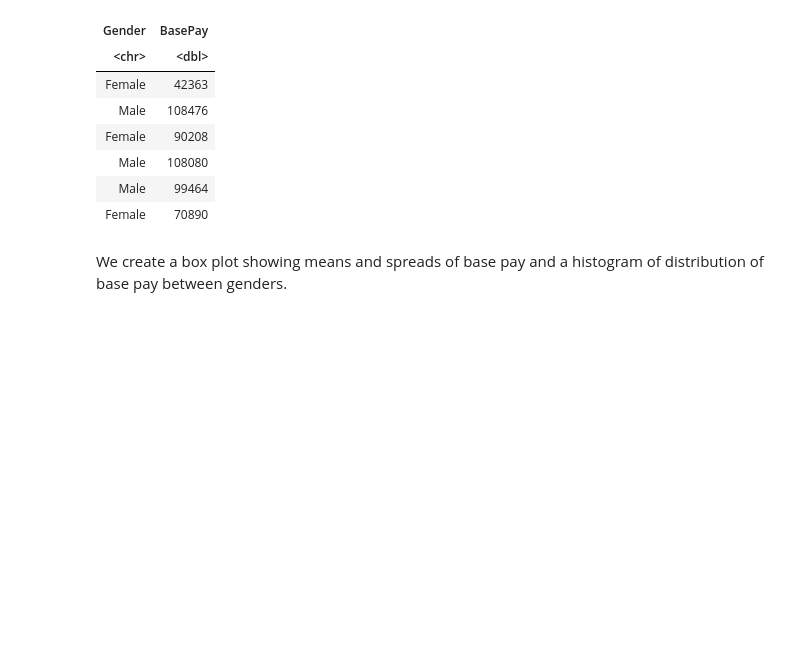
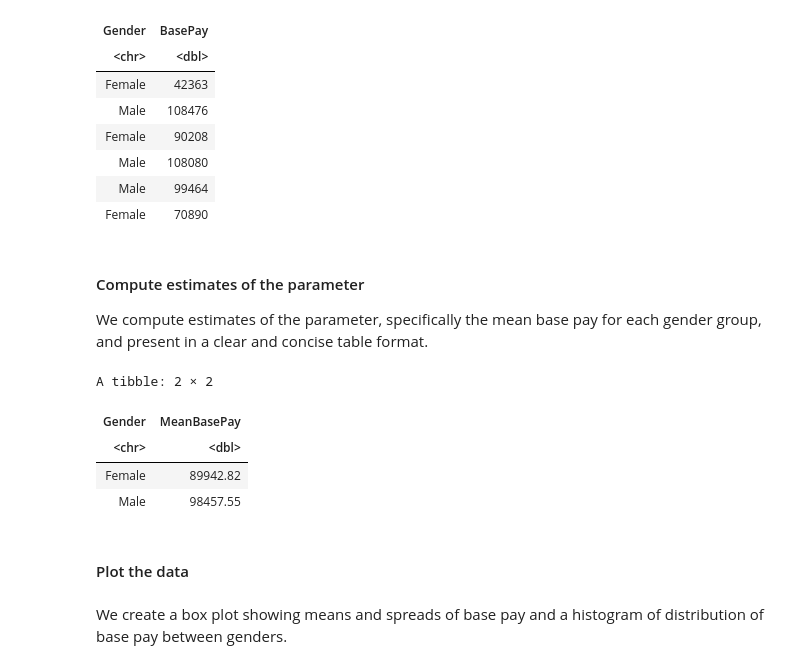
Before and after one commit to HelmiHRouf/STAT-201-Hypothesis-testing, a Jupyter notebook: Proposal_ver_2.ipynb, the cells around one changed output. Drawn from its saved outputs; the diff is of its cells as text; code cells hidden in the pictures; blank space fills up the shorter version.

Commit message:
Added estimates table and modified some description

```diff
--- a/Proposal_ver_2.ipynb
+++ b/Proposal_ver_2.ipynb
@@ -59,6 +72,24 @@ A tibble: 6 × 2
 | Male | 108080 |
 | Male | 99464 |
 | Female | 70890 |
+# %% [markdown]
+#### Compute estimates of the parameter
+
+We compute estimates of the parameter, specifically the mean base pay for each gender group, and present in a clear and concise table format.
+# %%
+pay_summary_table <- pay_pop %>%
+  group_by(Gender) %>%
+  summarise(MeanBasePay = mean(BasePay))
+
+pay_summary_table
+# %% [output]
+A tibble: 2 × 2
+| Gender | MeanBasePay |
+| <chr> | <dbl> |
+| Female | 89942.82 |
+| Male | 98457.55 |
+# %% [markdown]
+#### Plot the data
 # %% [markdown]
 We create a box plot showing means and spreads of base pay and a histogram of distribution of base pay between genders.
 # %%
```
Also changed, not shown: parts of 5 cells of this notebook.
